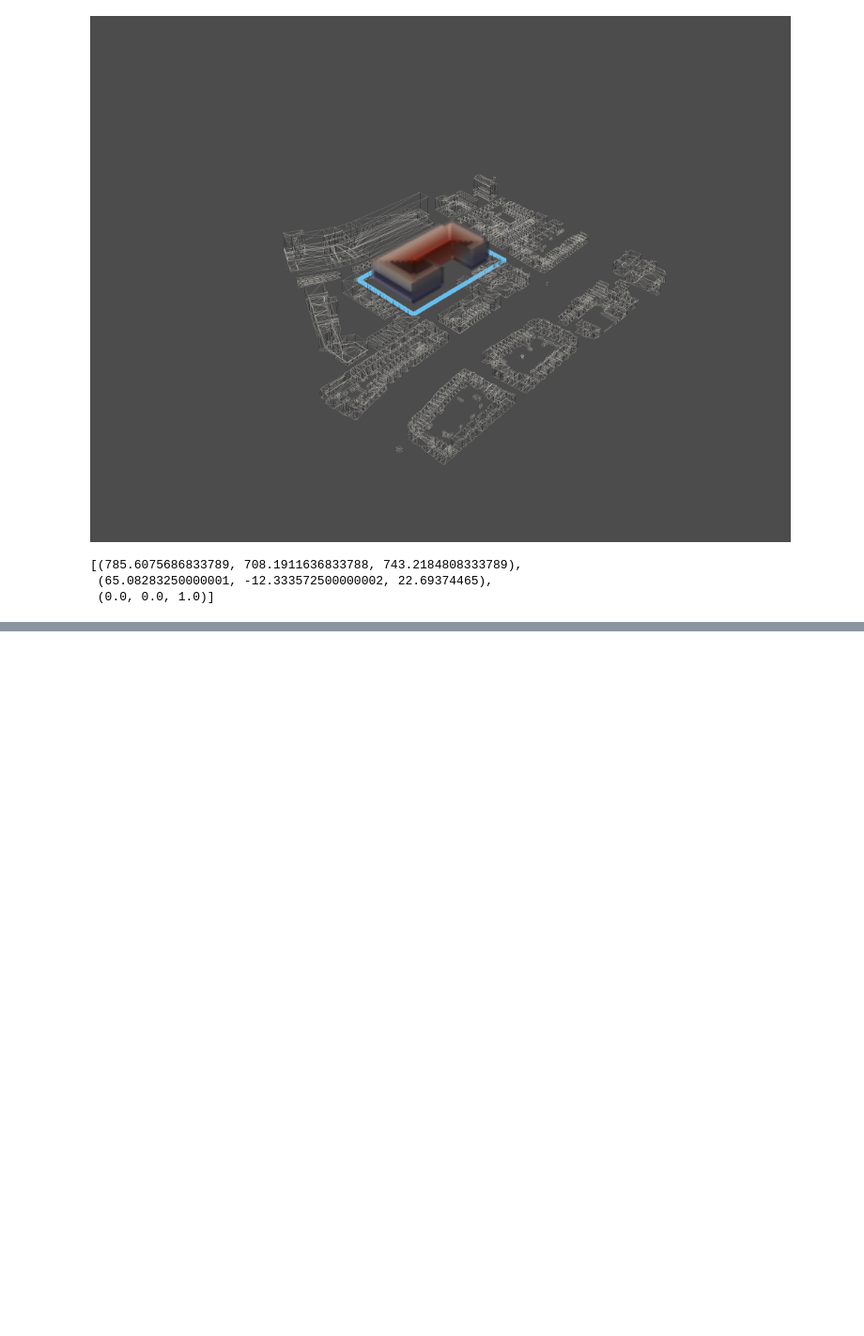
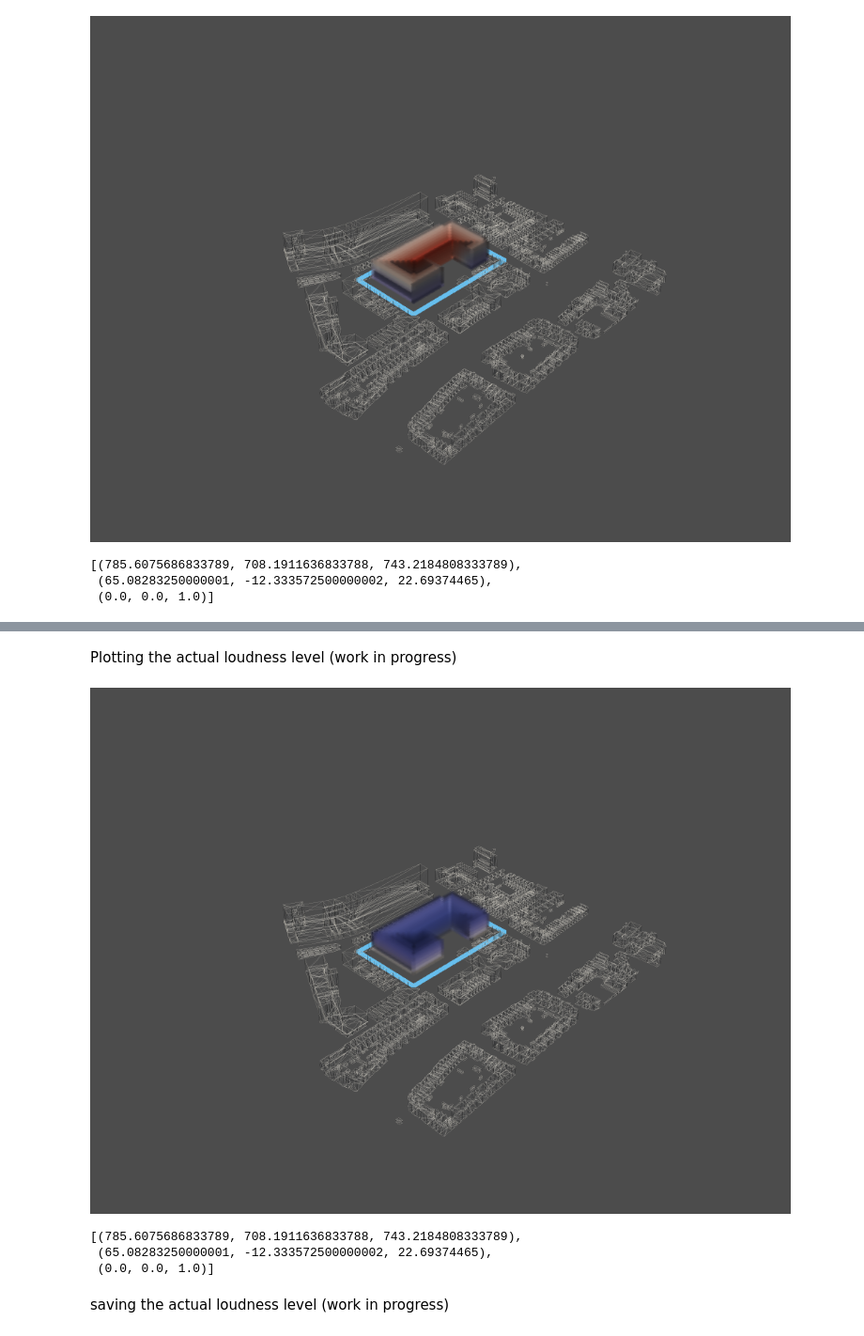
Before and after one commit to shervinazadi/spatial_computing_project_template, a Jupyter notebook: scripts/noise_approval.ipynb, the cells around one changed output, grey strips where cells are left out. Shown: that part at 94% size. Cells and saved outputs as stored; diff of their text form; code cells hidden in the pictures; blank space fills up the shorter version.

Commit message:
Finished the loudness calculation

```diff
--- a/scripts/noise_approval.ipynb
+++ b/scripts/noise_approval.ipynb
@@ -169,0 +143,15 @@ saving
+# %%
+min_dist_lat
+
+str_loud_lev = 73.4 #dB(a)
+
+act_loud_lev = ((1 / min_dist_lat) **2) * str_loud_lev
+
+# convert the minimum distance list to a lattice
+min_loud_array = act_loud_lev.reshape(envelope_lattice.shape)
+min_loud_lat = tg.to_lattice(min_loud_array, envelope_lattice)
+
+# zero the value of the exterior voxels
+envelope_eu_loud_lattice = min_loud_lat * envelope_lattice
+
+print (act_loud_lev)
@@ -170 +176,44 @@ saving
+# %% [markdown]
+Plotting the actual loudness level (work in progress)
+# %%
+# initiating the plotter
+p = pv.Plotter()
+
+l = envelope_eu_loud_lattice * envelope_lattice
+
+# remapping
+l = 250 * (l - l.min()) / l.max()
+
+# Create the spatial reference
+grid = pv.UniformGrid()
+
+# Set the grid dimensions: shape because we want to inject our values
+grid.dimensions = l.shape
+# The bottom left corner of the data set
+grid.origin = l.minbound
+# These are the cell sizes along each axis
+grid.spacing = l.unit
+
+# Add the data values to the cell data
+grid.point_arrays["Distance"] = l.flatten(order="F")  # Flatten the Lattice
+
+# adding the meshes
+p.add_mesh(tri_to_pv(context_mesh), opacity=0.1, style='wireframe')
+
+# fast visualization of the point cloud
+street_pc.fast_notebook_vis(p)
+
+# adding the volume
+opacity = np.array([0,0.6,0.6,0.6,0.6,0.6,0.6]) * 1.5
+p.add_volume(grid, cmap="coolwarm", opacity=opacity, shade=True, show_scalar_bar=False)
+
+# plotting
+p.show()
+# %% [output]
+[figure, added]
+[(785.6075686833789, 708.1911636833788, 743.2184808333789),
+ (65.08283250000001, -12.333572500000002, 22.69374465),
+ (0.0, 0.0, 1.0)]
+# %% [markdown]
+saving the actual loudness level (work in progress)
 # %%
```
Also changed, not shown: parts of 9 cells of this notebook, 2 other files.
